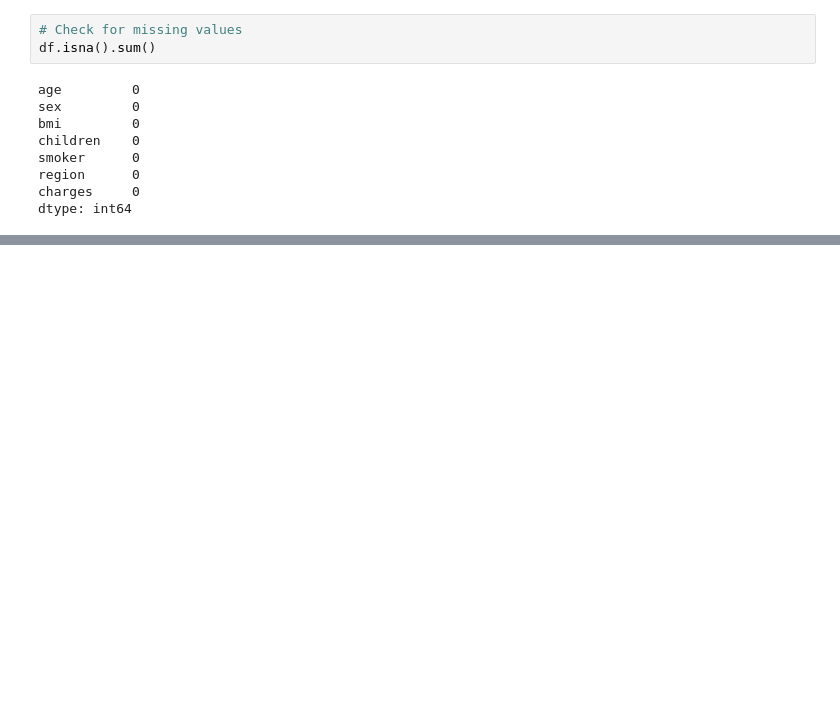
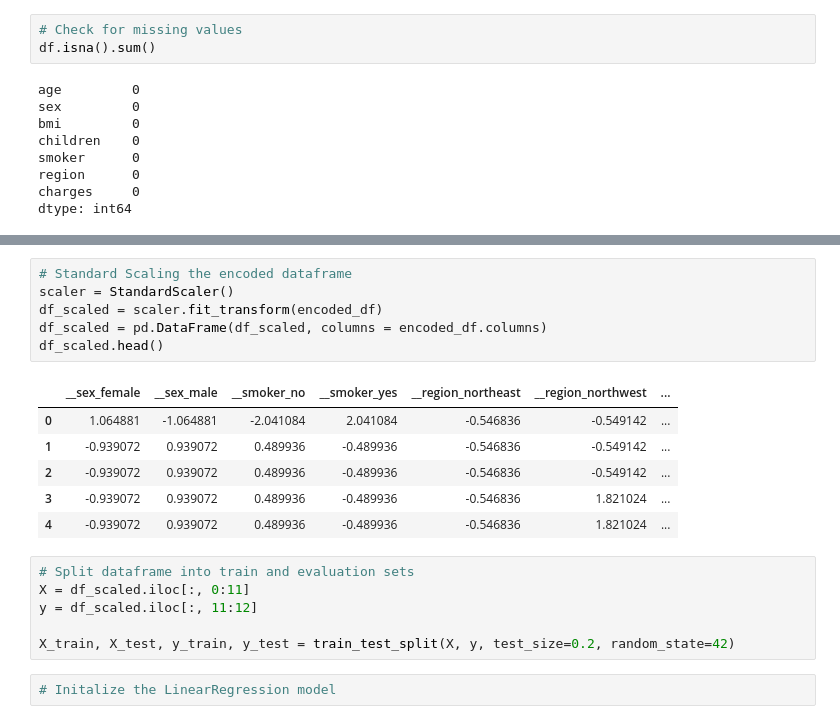
Before and after one commit to uyenhoang99/Real-World-Projects, a Jupyter notebook: Python/from_data_to_dollars_predicting_insurance_charges.ipynb, the cells around one changed output, grey strips where cells are left out. Drawn from its saved outputs; the diff is of its cells as text; blank space fills up the shorter version.

```diff
--- a/Python/from_data_to_dollars_predicting_insurance_charges.ipynb
+++ b/Python/from_data_to_dollars_predicting_insurance_charges.ipynb
@@ -365,0 +435,21 @@ dtype: int64
+# %%
+# Standard Scaling the encoded dataframe
+scaler = StandardScaler()
+df_scaled = scaler.fit_transform(encoded_df)
+df_scaled = pd.DataFrame(df_scaled, columns = encoded_df.columns)
+df_scaled.head()
+# %% [output]
+|  | __sex_female | __sex_male | __smoker_no | __smoker_yes | __region_northeast | __region_northwest | ... |
+| 0 | 1.064881 | -1.064881 | -2.041084 | 2.041084 | -0.546836 | -0.549142 | ... |
+| 1 | -0.939072 | 0.939072 | 0.489936 | -0.489936 | -0.546836 | -0.549142 | ... |
+| 2 | -0.939072 | 0.939072 | 0.489936 | -0.489936 | -0.546836 | -0.549142 | ... |
+| 3 | -0.939072 | 0.939072 | 0.489936 | -0.489936 | -0.546836 | 1.821024 | ... |
+| 4 | -0.939072 | 0.939072 | 0.489936 | -0.489936 | -0.546836 | 1.821024 | ... |
+# %%
+# Split dataframe into train and evaluation sets
+X = df_scaled.iloc[:, 0:11]
+y = df_scaled.iloc[:, 11:12]
+
+X_train, X_test, y_train, y_test = train_test_split(X, y, test_size=0.2, random_state=42)
+# %%
+# Initalize the LinearRegression model
```
Also changed, not shown: parts of 6 cells of this notebook.
